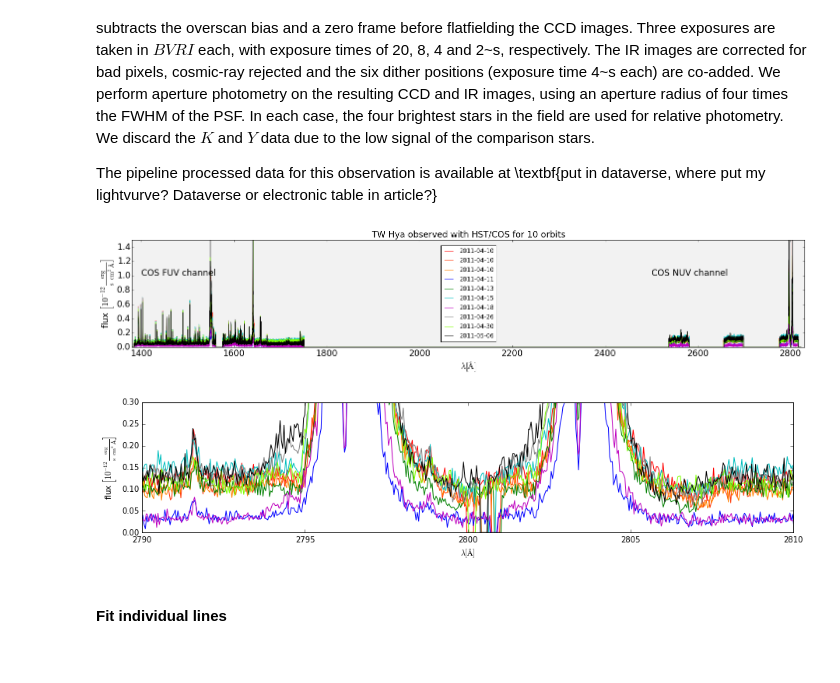
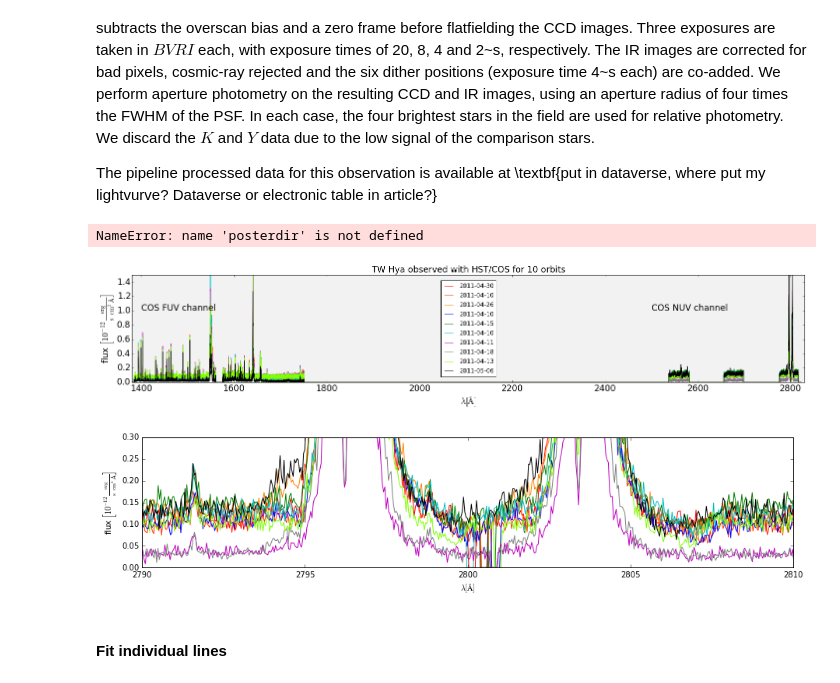
Before and after one commit to hamogu/TWHya, a Jupyter notebook: TWHyaCOS.ipynb, the cells around one changed output. Saved outputs shown, nothing was run; the diff lists cells and outputs as text; code cells hidden in the pictures.

```diff
--- a/TWHyaCOS.ipynb
+++ b/TWHyaCOS.ipynb
@@ -27,9 +31,10 @@ from utils import LineModel, LineAbsModel
 
 %matplotlib inline
-# %%
-datapath = '/data/hguenther/obs/HST/TW_Hya/data/'
-datastis = '/data/hguenther/obs/HST/TW_Hya/data_STIS/'
-posterdir = '/data/hguenther/Dropbox/my_poster/14_CS18/'
+# %%
+base_data_path = '/melkor/d1/guenther/projects/TWHya/'
+datapath = base_data_path + 'COS/'
+datastis = base_data_path + 'STIS/'
+#posterdir = '/data/hguenther/Dropbox/my_poster/14_CS18/'
 # %% [markdown]
 ### Define a few convenience functions for plotting
 # %%
@@ -178,6 +176,20 @@ COSobs.write(sys.stdout, format='ascii.aastex', latexdict=latexdict,
 #### Wavelength calibration
 # %%
 def xcorr_order(n, stisdata, cos, xcorrlim):
+    '''Cross-correlate one order of a STIS spectrum with COS data.
+
+    Parameters
+    ----------
+    n : int
+        STIS order number
+    stisdata : `astropy.table.Table`
+        STIS data read from a ``*x1d.fits`` file
+    cos : spectrum or list of spectra
+        COS data
+    xcorrlim : list
+        Min and max of the wavelength interval (in Ang) of the STIS spectra that is used for cross-correlation.
+        ``None`` defaults to 1 Ang from the edge of the order.
+    '''
     stis = Spectrum({'WAVE': stisdata['WAVELENGTH'][n,:], 'FLUX': stisdata['FLUX'][n,:],
                      'ERROR': stisdata['ERROR'][n,:]},
                         dispersion='WAVE', uncertainty='ERROR')
@@ -438,36 +441,37 @@ for f, n in zip(fuv, nuv):
     cos[-1].meta = n.meta
 # %%
 plt.figure(figsize=(20,4))
-plot_spectra(nf)
+plot_spectra(cos)
 plt.ylim([0,1.5])
 plt.xlim([1380, 2830])
 plt.legend(loc='center')
 fig = plt.gcf()
 ax = plt.gca()
 ax.set_axis_bgcolor('0.95')
 ax.text(2500,1.0, 'COS NUV channel', fontsize='xx-large')
 ax.text(1400,1.0, 'COS FUV channel', fontsize='xx-large')
 plt.setp(ax.get_xticklabels(), fontsize='xx-large')
 ax.set_xlabel(ax.get_xlabel(), fontsize='xx-large')
 plt.setp(ax.get_yticklabels(), fontsize='xx-large')
 ax.set_ylabel(ax.get_ylabel(), fontsize='xx-large')
 #ann = ax.annotate('variable\ncontinuum', xy=(1700,.1),  xycoords='data',
 #                xytext=(1800, 0.6), textcoords='data',
 #                size=20, va="center",
 #                bbox=dict(boxstyle="round", fc=(1.0, 0.7, 0.7), ec="none"),
 #                arrowprops=dict(arrowstyle="wedge,tail_width=1.",
 #                                fc=(1.0, 0.7, 0.7), ec="none",
 #                                patchA=None,
 #                                patchB=None,
 #                                relpos=(0.2, 0.5),
 #                                )
 #                )
 plt.title('TW Hya observed with HST/COS for 10 orbits', fontsize='xx-large')
 fig.subplots_adjust(left=0.05, right=0.99, bottom=0.15)
 
 plt.savefig(posterdir + 'longspec.png', dpi=600, max_dpi=None, facecolor='0.8', edgecolor='none')
 # %% [output]
+NameError: name 'posterdir' is not defined
-[figure, old version]
+[figure, new version]
 # %%
 fig = plt.figure(figsize = (15,3))
 fig = plot_spectra(nuv)
@@ -476,7 +480,7 @@ temp = plt.xlim([2650, 2700])
 temp = plt.xlim([2790, 2810])
 temp = plt.ylim([0,3e-1])
 # %% [output]
-[figure, old version]
+[figure, new version]
 # %% [markdown]
 #### Fit individual lines
 # %% [markdown]
```
Also changed, not shown: parts of 20 cells of this notebook, 8 other files.
